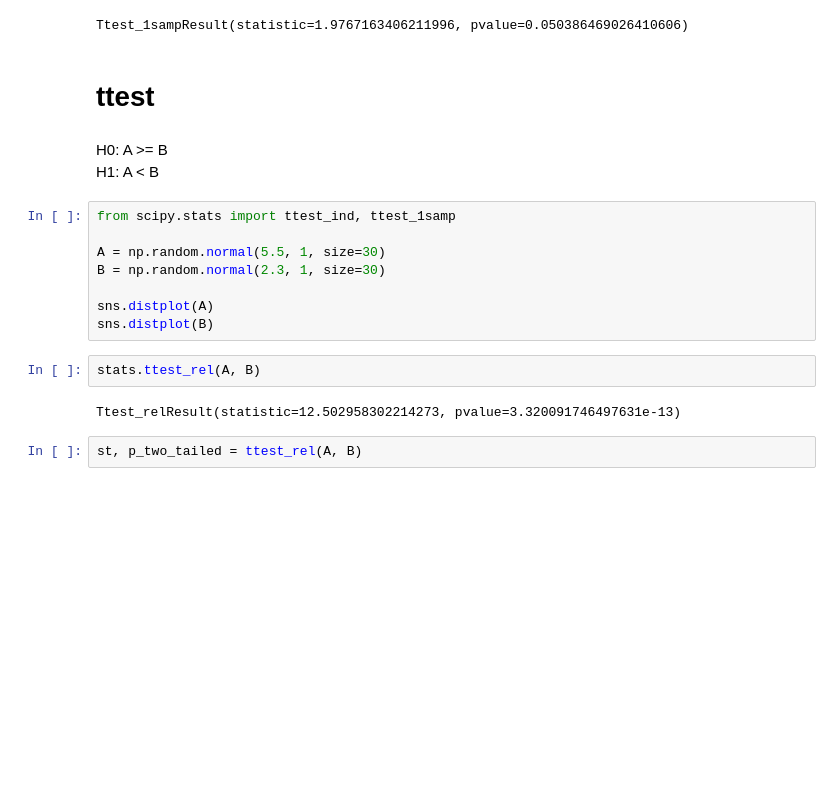
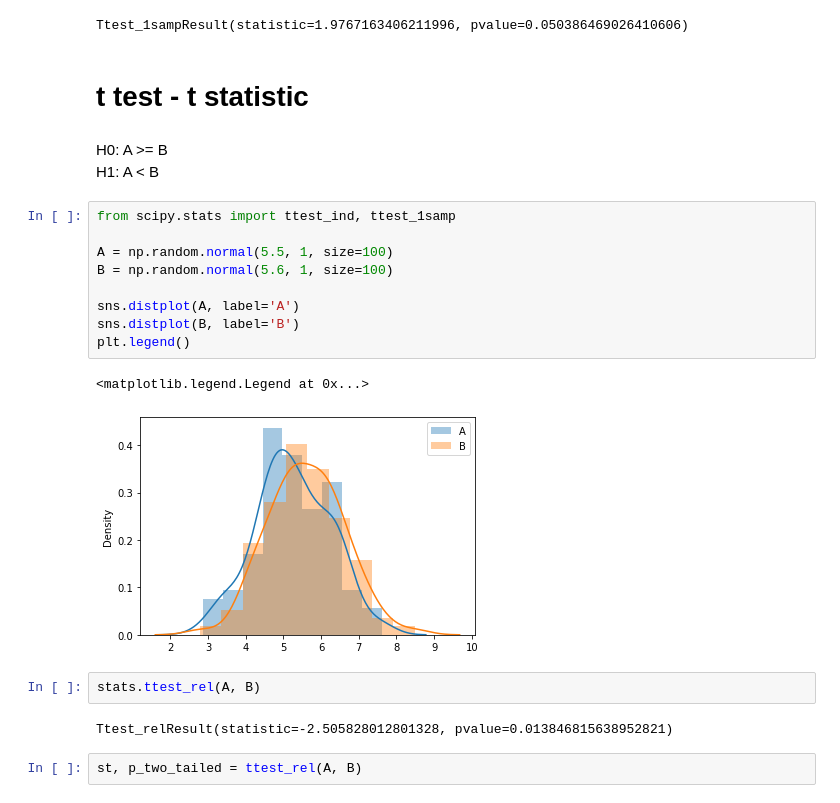
Before and after one commit to carolvieirav/Estatistica_Python, a Jupyter notebook: Teste de Hipóteses/teste de hipótese - aplicaçao.ipynb, the cells around one changed output. Saved outputs shown, nothing was run; the diff lists cells and outputs as text; blank space fills up the shorter version.

```diff
--- a/Teste de Hipóteses/teste de hipótese - aplicaçao.ipynb
+++ b/Teste de Hipóteses/teste de hipótese - aplicaçao.ipynb
@@ -139,23 +139,27 @@ bp_reading['bp_after'].std()
 stats.ttest_1samp(bp_reading['bp_after'], 148.8)
 # %% [output]
 Ttest_1sampResult(statistic=1.9767163406211996, pvalue=0.050386469026410606)
-# %% [markdown]
-# ttest
+# %% [markdown]
+# t test - t statistic
 # %% [markdown]
 H0: A >= B<br>
 H1: A <  B
 # %%
 from scipy.stats import ttest_ind, ttest_1samp
 
-A = np.random.normal(5.5, 1, size=30)
-B = np.random.normal(2.3, 1, size=30)
+A = np.random.normal(5.5, 1, size=100)
+B = np.random.normal(5.6, 1, size=100)
 
-sns.distplot(A)
-sns.distplot(B)
+sns.distplot(A, label='A')
+sns.distplot(B, label='B')
+plt.legend()
+# %% [output]
+<matplotlib.legend.Legend at 0x...>
+[figure, added]
 # %%
 stats.ttest_rel(A, B)
 # %% [output]
-Ttest_relResult(statistic=12.502958302214273, pvalue=3.320091746497631e-13)
+Ttest_relResult(statistic=-2.505828012801328, pvalue=0.013846815638952821)
 # %%
 st, p_two_tailed = ttest_rel(A, B)
 # %%
```
Also changed, not shown: parts of 6 cells of this notebook.
